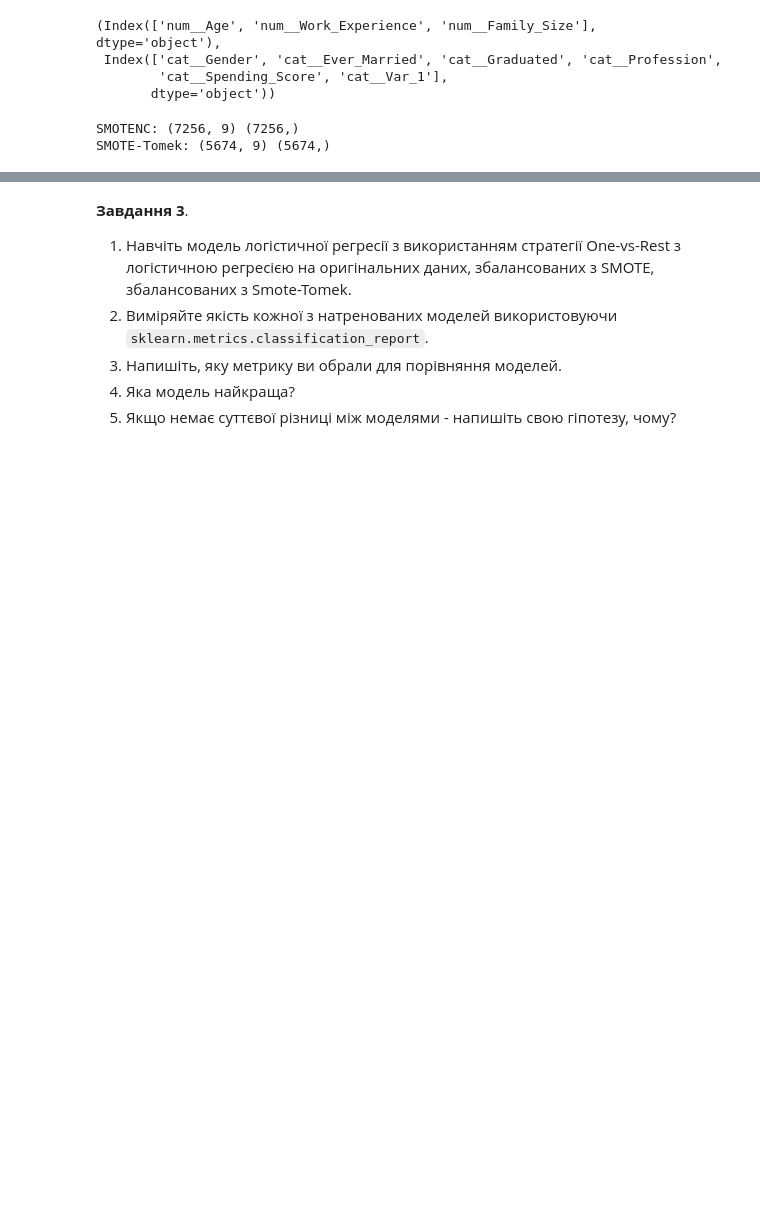
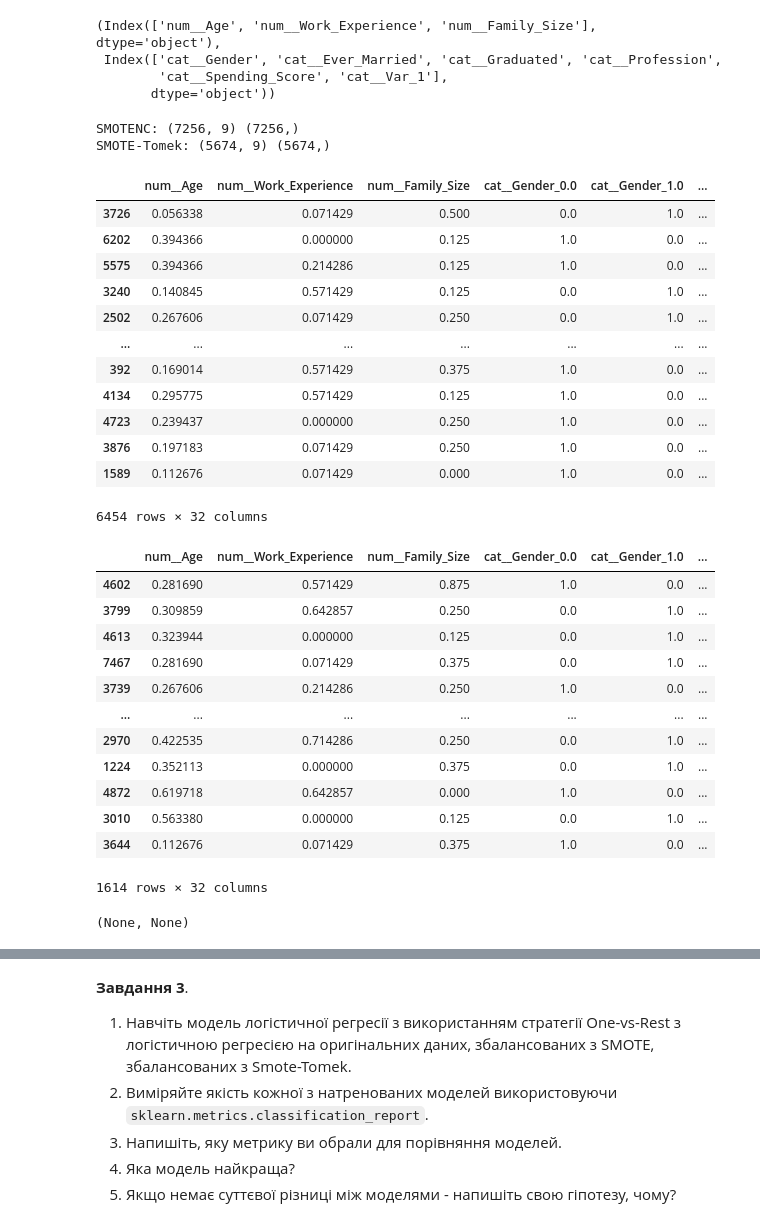
Before and after one commit to spznk/mlds_tasks, a Jupyter notebook: md2/topic2.2/HW_2_2_Незбалансована_багатокласова_класифікація.ipynb, the cells around one changed output, grey strips where cells are left out. Saved outputs shown, nothing was run; the diff lists cells and outputs as text; code cells hidden in the pictures; blank space fills up the shorter version.

```diff
--- a/md2/topic2.2/HW_2_2_Незбалансована_багатокласова_класифікація.ipynb
+++ b/md2/topic2.2/HW_2_2_Незбалансована_багатокласова_класифікація.ipynb
@@ -426,3 +426,47 @@ print('SMOTE-Tomek:', train_inputs_smote_tomek.shape, train_target_smote_tomek.s
 # %% [output]
 SMOTENC: (7256, 9) (7256,)
 SMOTE-Tomek: (5674, 9) (5674,)
+# %%
+# Encode dataset without resampling
+oh_encoder = OneHotEncoder(
+    sparse_output=False,
+    handle_unknown='ignore'
+)
+oh_encoder.fit(train_inputs[cat_cols_transformed])
+encoded_features = oh_encoder.get_feature_names_out()
+
+train_inputs[encoded_features] = oh_encoder.transform(train_inputs[cat_cols_transformed])
+train_inputs = train_inputs.drop(cat_cols_transformed, axis=1)
+
+test_inputs[encoded_features] = oh_encoder.transform(test_inputs[cat_cols_transformed])
+test_inputs = test_inputs.drop(cat_cols_transformed, axis=1)
+
+display(train_inputs), display(test_inputs)
+# %% [output]
+|  | num__Age | num__Work_Experience | num__Family_Size | cat__Gender_0.0 | cat__Gender_1.0 | ... |
+| 3726 | 0.056338 | 0.071429 | 0.500 | 0.0 | 1.0 | ... |
+| 6202 | 0.394366 | 0.000000 | 0.125 | 1.0 | 0.0 | ... |
+| 5575 | 0.394366 | 0.214286 | 0.125 | 1.0 | 0.0 | ... |
+| 3240 | 0.140845 | 0.571429 | 0.125 | 0.0 | 1.0 | ... |
+| 2502 | 0.267606 | 0.071429 | 0.250 | 0.0 | 1.0 | ... |
+| ... | ... | ... | ... | ... | ... | ... |
+| 392 | 0.169014 | 0.571429 | 0.375 | 1.0 | 0.0 | ... |
+| 4134 | 0.295775 | 0.571429 | 0.125 | 1.0 | 0.0 | ... |
+| 4723 | 0.239437 | 0.000000 | 0.250 | 1.0 | 0.0 | ... |
+| 3876 | 0.197183 | 0.071429 | 0.250 | 1.0 | 0.0 | ... |
+| 1589 | 0.112676 | 0.071429 | 0.000 | 1.0 | 0.0 | ... |
+6454 rows × 32 columns
+|  | num__Age | num__Work_Experience | num__Family_Size | cat__Gender_0.0 | cat__Gender_1.0 | ... |
+| 4602 | 0.281690 | 0.571429 | 0.875 | 1.0 | 0.0 | ... |
+| 3799 | 0.309859 | 0.642857 | 0.250 | 0.0 | 1.0 | ... |
+| 4613 | 0.323944 | 0.000000 | 0.125 | 0.0 | 1.0 | ... |
+| 7467 | 0.281690 | 0.071429 | 0.375 | 0.0 | 1.0 | ... |
+| 3739 | 0.267606 | 0.214286 | 0.250 | 1.0 | 0.0 | ... |
+| ... | ... | ... | ... | ... | ... | ... |
+| 2970 | 0.422535 | 0.714286 | 0.250 | 0.0 | 1.0 | ... |
+| 1224 | 0.352113 | 0.000000 | 0.375 | 0.0 | 1.0 | ... |
+| 4872 | 0.619718 | 0.642857 | 0.000 | 1.0 | 0.0 | ... |
+| 3010 | 0.563380 | 0.000000 | 0.125 | 0.0 | 1.0 | ... |
+| 3644 | 0.112676 | 0.071429 | 0.375 | 1.0 | 0.0 | ... |
+1614 rows × 32 columns
+(None, None)
```
Also changed, not shown: parts of 7 cells of this notebook.
